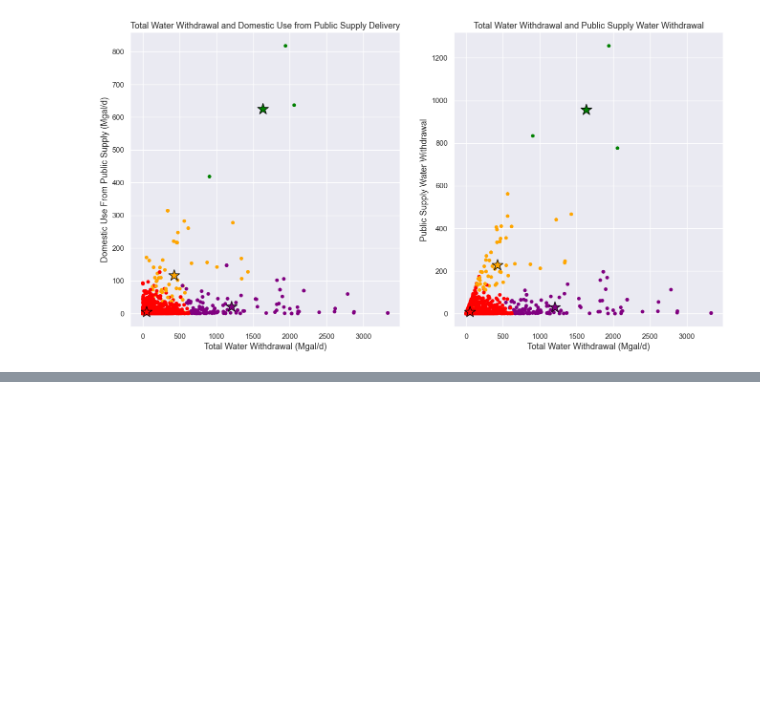
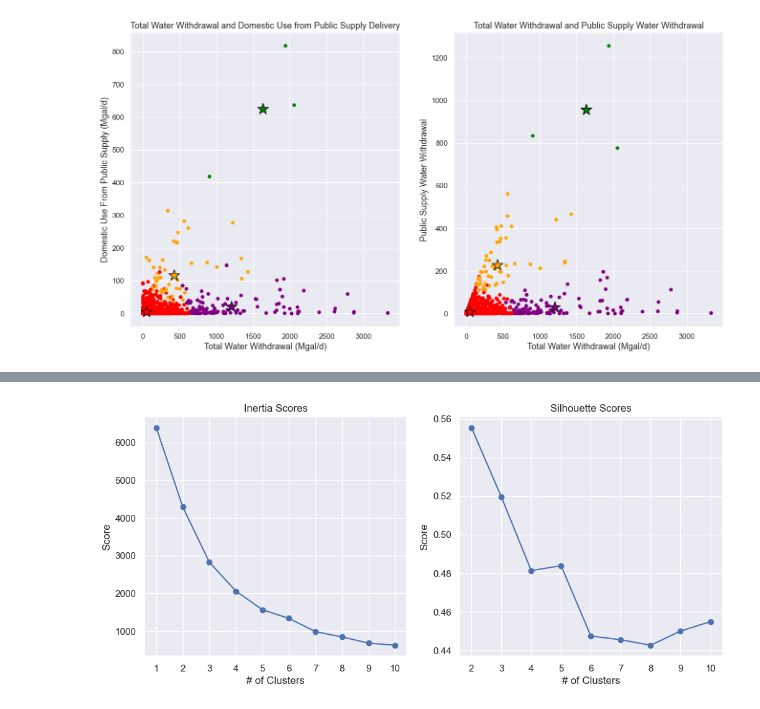
Before and after one commit to farahmalik11/project-5, a Jupyter notebook: 02_KMeans_Clusters_1.ipynb, the cells around one changed output, grey strips where cells are left out. Saved outputs shown, nothing was run; the diff lists cells and outputs as text; code cells hidden in the pictures; blank space fills up the shorter version.

```diff
--- a/02_KMeans_Clusters_1.ipynb
+++ b/02_KMeans_Clusters_1.ipynb
@@ -1376,0 +954,39 @@ df1.head()
+# %%
+# Define X
+X = df6[keep]
+
+# Scale data
+sc = StandardScaler()
+Z = sc.fit_transform(X)
+
+inertia_list = []
+
+for k in range(1, 11):
+    kmeans = KMeans(n_clusters=k, n_init='auto', random_state=42)
+    kmeans.fit(Z)
+    inertia_list.append(kmeans.inertia_)
+
+sns.set(style="darkgrid")
+
+fig, ax = plt.subplots(1, 2, figsize=(12, 5))
+
+ax[0].plot(range(1, 11), inertia_list, marker='o')
+ax[0].set_xticks(range(1, 11))
+ax[0].set_xlabel('# of Clusters')
+ax[0].set_ylabel('Score')
+ax[0].set_title('Inertia Scores');
+
+silhouette_list = []
+
+for k in range(2, 11):
+    kmeans = KMeans(n_clusters=k, n_init='auto', random_state=42)
+    kmeans.fit(Z)
+    silhouette_list.append(silhouette_score(Z, kmeans.labels_))
+
+ax[1].plot(range(2, 11), silhouette_list, marker='o')
+ax[1].set_xticks(range(2, 11))
+ax[1].set_xlabel('# of Clusters')
+ax[1].set_ylabel('Score')
+ax[1].set_title('Silhouette Scores');
+# %% [output]
+[figure, added]
```
Also changed, not shown: parts of 76 cells of this notebook, 24 other files.
